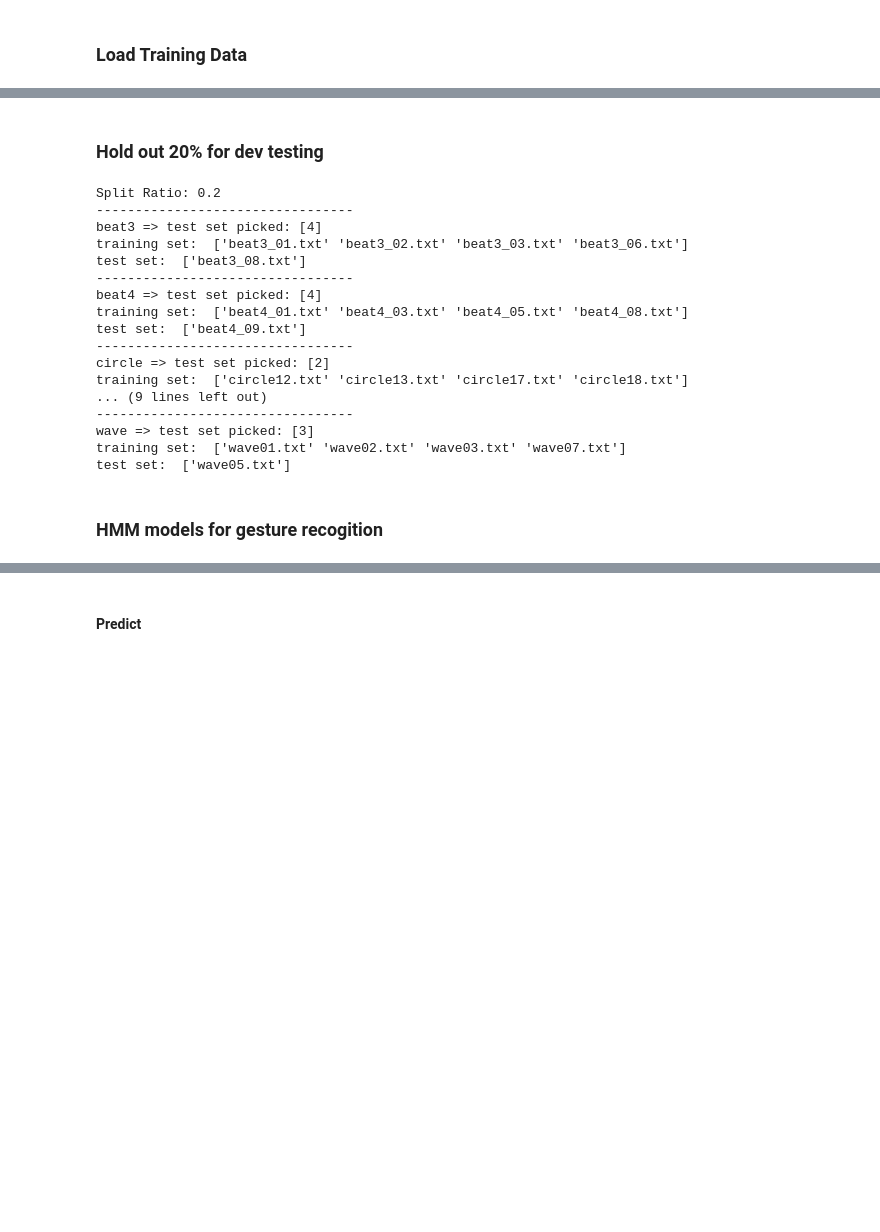
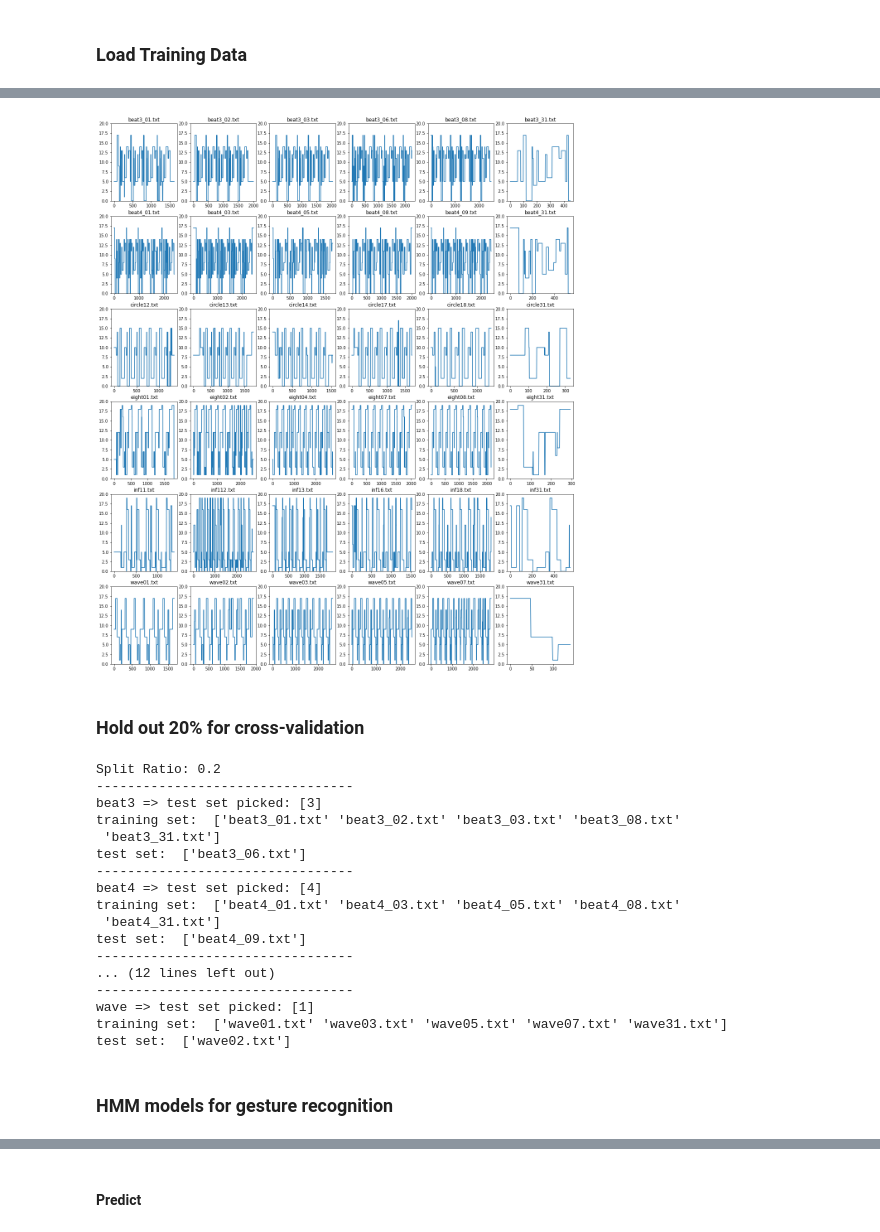
Before and after one commit to ctc316/gesture-recognition, a Jupyter notebook: notebook.ipynb, the cells around one changed output, grey strips where cells are left out. Saved outputs shown, nothing was run; the diff lists cells and outputs as text; code cells hidden in the pictures; blank space fills up the shorter version.

```diff
--- a/notebook.ipynb
+++ b/notebook.ipynb
@@ -63,0 +120,19 @@ for g in gestures:
+# %%
+%%time
+
+# use only 6 axises data
+X = None
+for g in gestures:
+    if X is None:
+        X = np.concatenate(train_X_smoothed[g])
+    else:
+        X = np.concatenate([X, np.concatenate(train_X_smoothed[g])])
+print(X.shape)
+
+kmeans = KMeans(n_clusters=20, random_state=0).fit(X)
+train_X_quantized = {}
+for g in gestures:
+    train_X_quantized[g] = []
+    for d in train_X_smoothed[g]:
+        train_X_quantized[g].append(kmeans.predict(d).reshape(-1, 1))
+        print(g, train_X_quantized[g][-1].shape)
@@ -64,5 +157,22 @@ for g in gestures:
+# %%
+PLT_COL = len(train_X_quantized[g])
+PLT_ROW = len(gestures)
+
+plt.figure(figsize=[20, 24])
+row, col = 0, 1
+for g in gestures:
+    col = 1
+    for d in train_X_quantized[g]:
+        ax = plt.subplot(PLT_ROW, PLT_COL, row * PLT_COL + col)
+        plt.title(train_lists[g][col - 1])
+        plt.plot(d)
+        ax.set_ylim([0, 20])
+        col += 1
+    row += 1
+# %% [output]
+[figure, added]
 # %% [markdown]
-### Hold out 20% for dev testing
+### Hold out 20% for cross-validation
 # %%
 split_ratio = 0.2
 
@@ -72,38 +182,40 @@ x_test_dev = {}
 file_train_dev = {}
 file_test_dev = {}
 
+dev_data = train_X_quantized
+
 for g in gestures:
-    test_size = int(len(train_X[g]) * split_ratio)
-    dev_test_indices[g] = sorted(random.sample(range(len(train_X[g])), test_size))
-    x_train_dev[g] = np.array([train_X[g][i] for i in range(len(train_X[g])) if i not in dev_test_indices[g]])
-    x_test_dev[g] = np.array([train_X[g][i] for i in range(len(train_X[g])) if i in dev_test_indices[g]])
+    test_size = int(len(dev_data[g]) * split_ratio)
+    dev_test_indices[g] = sorted(random.sample(range(len(dev_data[g])), test_size))
+    x_train_dev[g] = np.array([dev_data[g][i] for i in range(len(dev_data[g])) if i not in dev_test_indices[g]])
+    x_test_dev[g] = np.array([dev_data[g][i] for i in range(len(dev_data[g])) if i in dev_test_indices[g]])
     file_train_dev[g] = np.array([train_lists[g][i] for i in range(len(train_lists[g])) if i not in dev_test_indices[g]])
     file_test_dev[g] = np.array([train_lists[g][i] for i in range(len(train_lists[g])) if i in dev_test_indices[g]])
 
-print "Split Ratio:", 0.2
+print("Split Ratio:", 0.2)
 
 for g in gestures:
-    print "---------------------------------"
-    print g, "=> test set picked:", dev_test_indices[g]
-    print "training set: ", file_train_dev[g]
-    print "test set: ", file_test_dev[g]
+    print("---------------------------------")
+    print(g, "=> test set picked:", dev_test_indices[g])
+    print("training set: ", file_train_dev[g])
+    print("test set: ", file_test_dev[g])
 # %% [output]
 Split Ratio: 0.2
 ---------------------------------
-beat3 => test set picked: [4]
-training set:  ['beat3_01.txt' 'beat3_02.txt' 'beat3_03.txt' 'beat3_06.txt']
-test set:  ['beat3_08.txt']
+beat3 => test set picked: [3]
+training set:  ['beat3_01.txt' 'beat3_02.txt' 'beat3_03.txt' 'beat3_08.txt'
+ 'beat3_31.txt']
+test set:  ['beat3_06.txt']
 ---------------------------------
 beat4 => test set picked: [4]
-training set:  ['beat4_01.txt' 'beat4_03.txt' 'beat4_05.txt' 'beat4_08.txt']
+training set:  ['beat4_01.txt' 'beat4_03.txt' 'beat4_05.txt' 'beat4_08.txt'
+ 'beat4_31.txt']
 test set:  ['beat4_09.txt']
 ---------------------------------
-circle => test set picked: [2]
-training set:  ['circle12.txt' 'circle13.txt' 'circle17.txt' 'circle18.txt']
-... (9 lines left out)
+... (12 lines left out)
 ---------------------------------
-wave => test set picked: [3]
-training set:  ['wave01.txt' 'wave02.txt' 'wave03.txt' 'wave07.txt']
-test set:  ['wave05.txt']
+wave => test set picked: [1]
+training set:  ['wave01.txt' 'wave03.txt' 'wave05.txt' 'wave07.txt' 'wave31.txt']
+test set:  ['wave02.txt']
 # %% [markdown]
-### HMM models for gesture recogition
+### HMM models for gesture recognition
```
Also changed, not shown: parts of 16 cells of this notebook, 23 other files.
